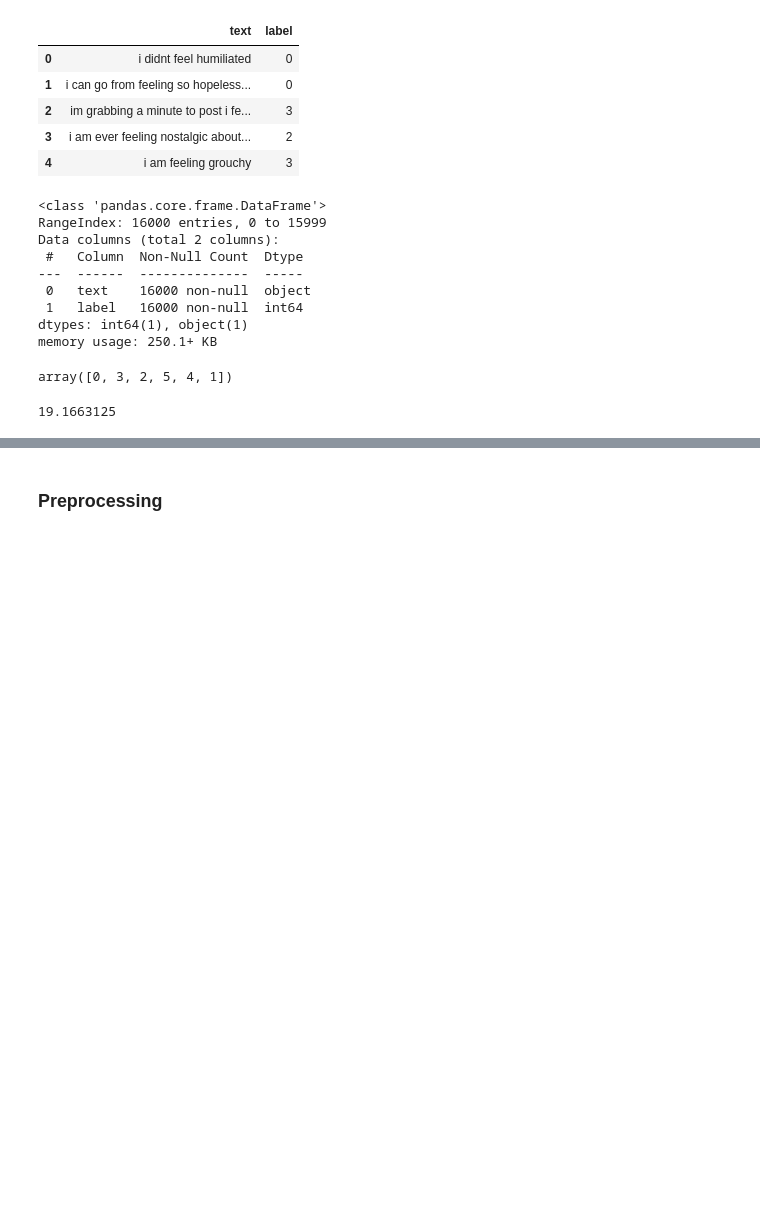
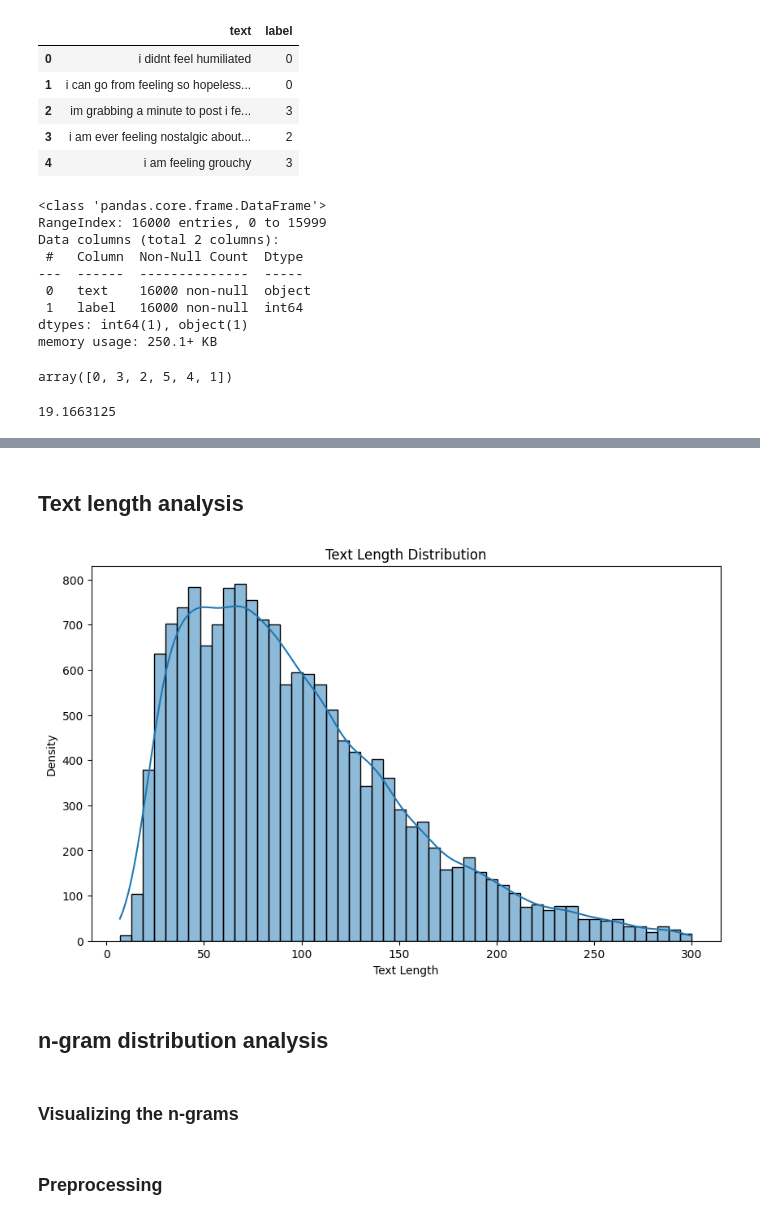
Before and after one commit to jantiegges/Emotion-Classification-from-Text, a Jupyter notebook: data_analysis.ipynb, the cells around one changed output, grey strips where cells are left out. Cells and saved outputs as stored; diff of their text form; code cells hidden in the pictures; blank space fills up the shorter version.

```diff
--- a/data_analysis.ipynb
+++ b/data_analysis.ipynb
@@ -44,0 +104,16 @@ df_train['text'].str.split().str.len().mean()
+# %% [markdown]
+## Text length analysis
+# %%
+# calculating the length of each text entry
+df_train['text_length'] = df_train['text'].apply(len)
+# plot the histogram
+plt.figure(figsize=(10,6))
+sns.histplot(df_train['text_length'], bins=50, kde=True)
+plt.title('Text Length Distribution')
+plt.xlabel('Text Length')
+plt.ylabel('Density')
+plt.show()
+# %% [output]
+[figure, added]
+# %% [markdown]
+## n-gram distribution analysis
@@ -45,3 +161,5 @@ df_train['text'].str.split().str.len().mean()
+# %% [markdown]
+### Visualizing the n-grams
 # %% [markdown]
 ### Preprocessing
 # %%
```
Also changed, not shown: parts of 13 cells of this notebook.
